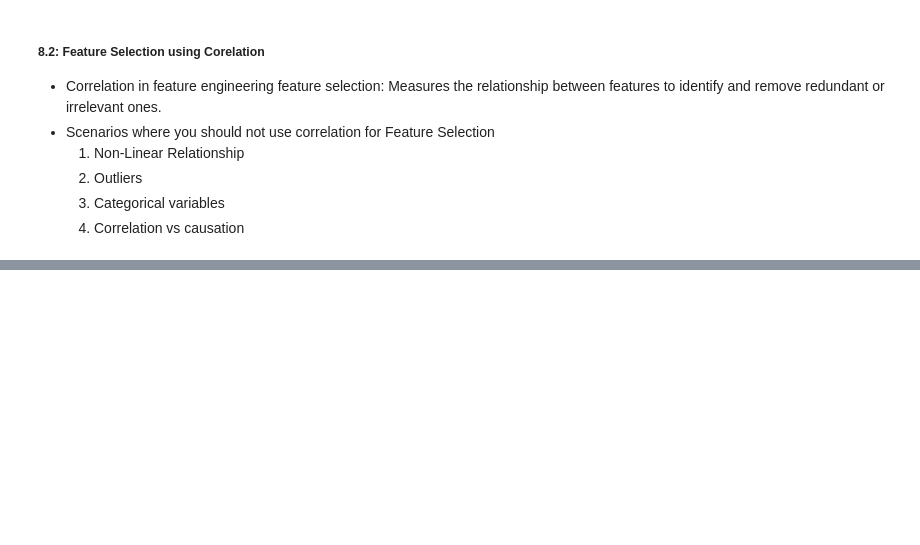
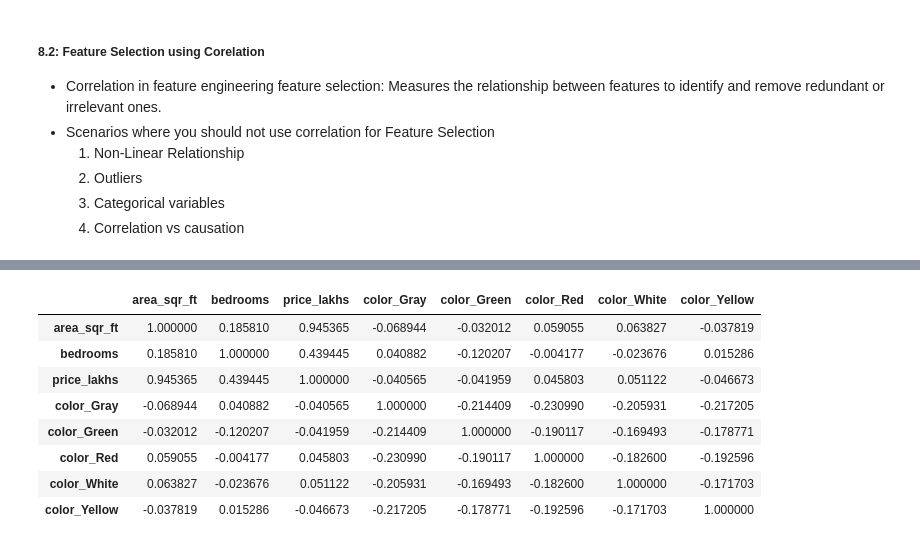
Before and after one commit to swetank13/statistical-machine-learning, a Jupyter notebook: notebooks/statistical-machine-learning/8-feature-engineering.ipynb, the cells around one changed output, grey strips where cells are left out. Cells and saved outputs as stored; diff of their text form; code cells hidden in the pictures; blank space fills up the shorter version.

```diff
--- a/notebooks/statistical-machine-learning/8-feature-engineering.ipynb
+++ b/notebooks/statistical-machine-learning/8-feature-engineering.ipynb
@@ -22,3 +22,8 @@
   2. Outliers
   3. Categorical variables
   4. Correlation vs causation
+# %%
+import pandas as pd
+
+df = pd.read_csv("../../data/home_prices.csv")
+df.head()
@@ -24,0 +41,3 @@
+# %%
+df_encoded = pd.get_dummies(df, columns=["color"], drop_first=True)
+df_encoded.head()
@@ -24,0 +51,13 @@
+# %%
+cm = df_encoded.corr()
+cm
+# %% [output]
+|  | area_sqr_ft | bedrooms | price_lakhs | color_Gray | color_Green | color_Red | color_White | color_Yellow |
+| area_sqr_ft | 1.000000 | 0.185810 | 0.945365 | -0.068944 | -0.032012 | 0.059055 | 0.063827 | -0.037819 |
+| bedrooms | 0.185810 | 1.000000 | 0.439445 | 0.040882 | -0.120207 | -0.004177 | -0.023676 | 0.015286 |
+| price_lakhs | 0.945365 | 0.439445 | 1.000000 | -0.040565 | -0.041959 | 0.045803 | 0.051122 | -0.046673 |
+| color_Gray | -0.068944 | 0.040882 | -0.040565 | 1.000000 | -0.214409 | -0.230990 | -0.205931 | -0.217205 |
+| color_Green | -0.032012 | -0.120207 | -0.041959 | -0.214409 | 1.000000 | -0.190117 | -0.169493 | -0.178771 |
+| color_Red | 0.059055 | -0.004177 | 0.045803 | -0.230990 | -0.190117 | 1.000000 | -0.182600 | -0.192596 |
+| color_White | 0.063827 | -0.023676 | 0.051122 | -0.205931 | -0.169493 | -0.182600 | 1.000000 | -0.171703 |
+| color_Yellow | -0.037819 | 0.015286 | -0.046673 | -0.217205 | -0.178771 | -0.192596 | -0.171703 | 1.000000 |
```
Also changed, not shown: parts of 27 cells of this notebook, 4 other files.
